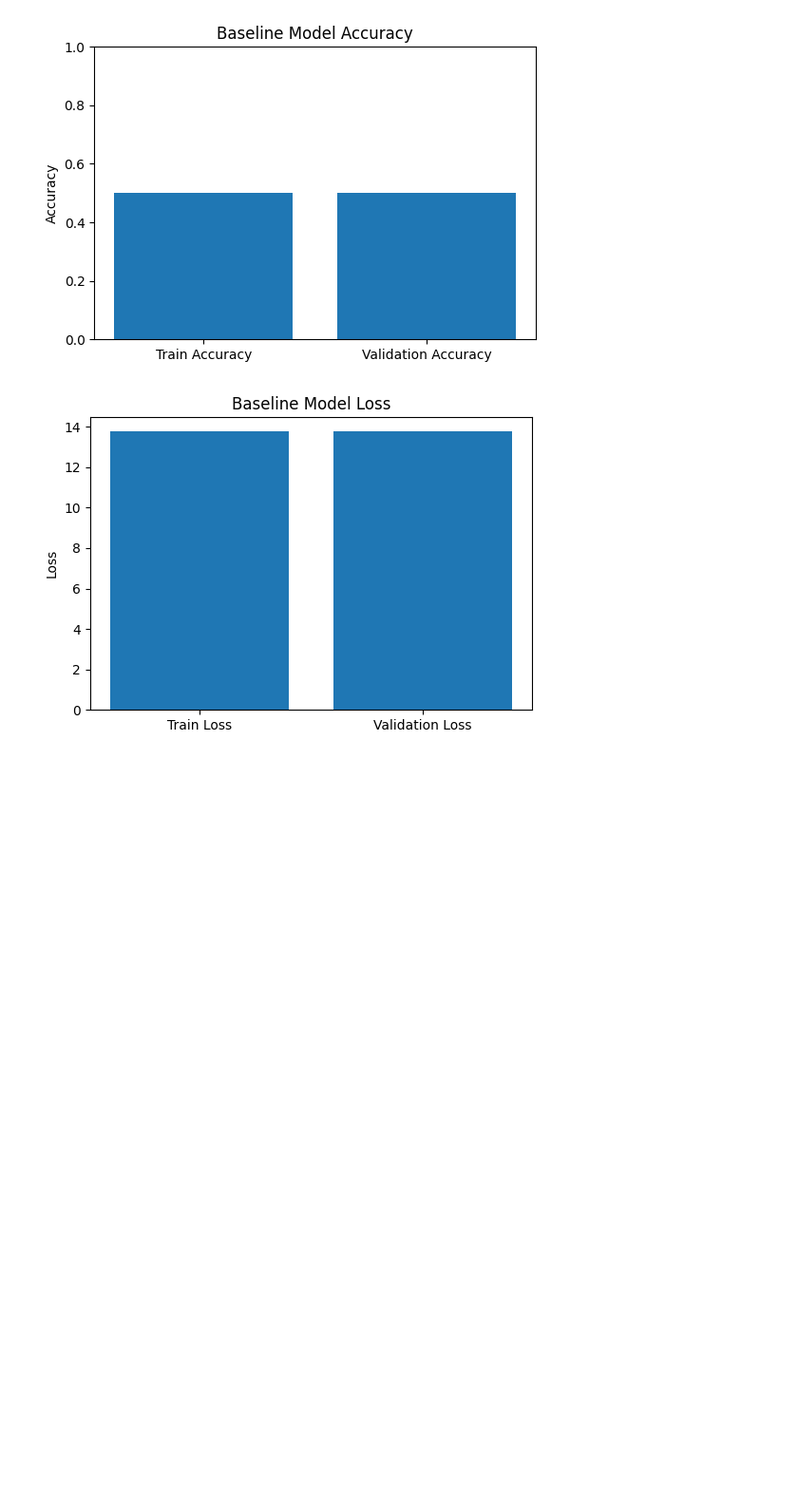
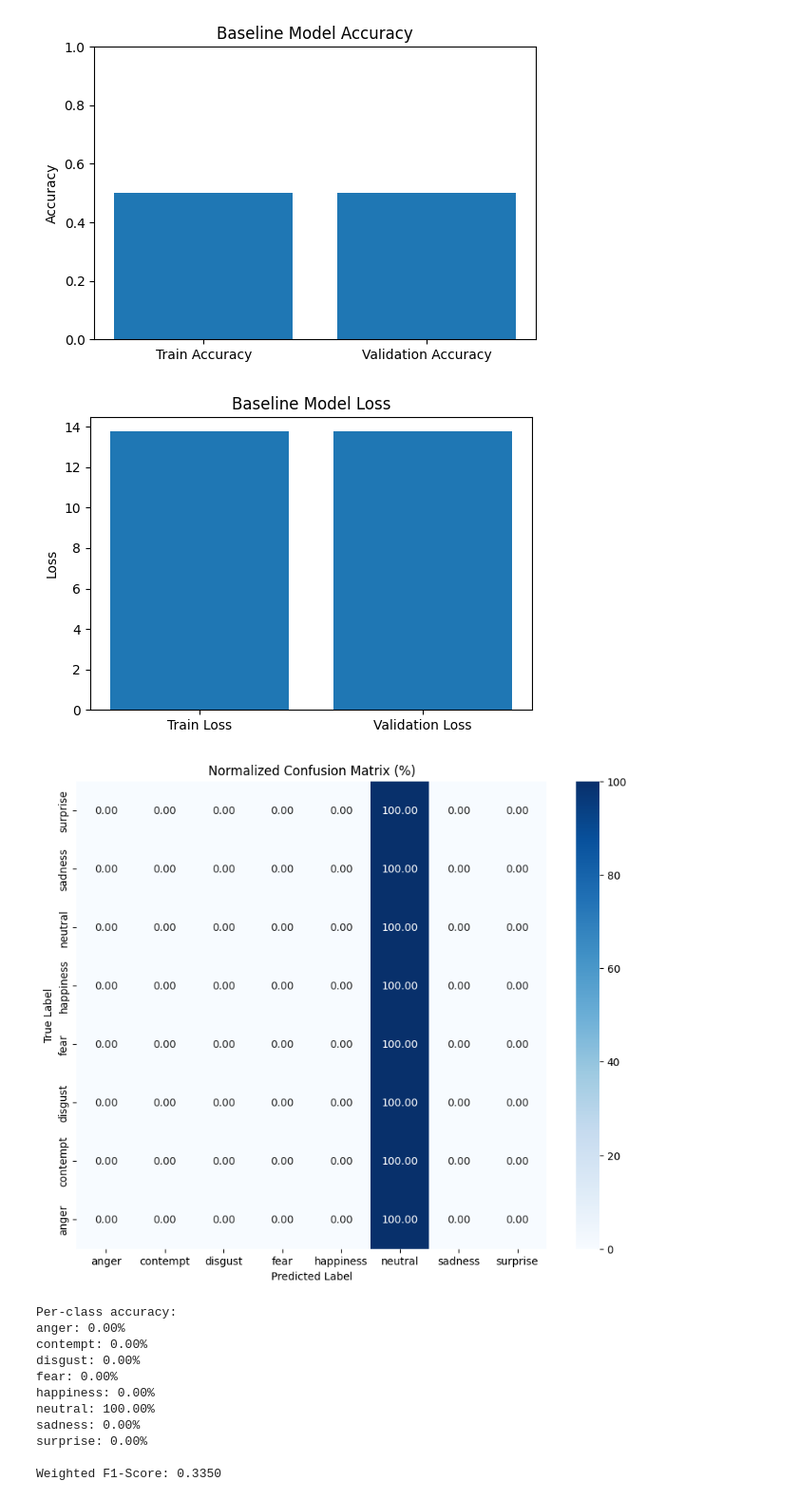
Before and after one commit to syliem1/EmotionalDetection, a Jupyter notebook: Majority/train.ipynb, the cells around one changed output. Shown at 95% size. Cells and saved outputs as stored; diff of their text form; code cells hidden in the pictures; blank space fills up the shorter version.

Commit message:
add a confusion matrix for baseline model

```diff
--- a/Majority/train.ipynb
+++ b/Majority/train.ipynb
@@ -108,3 +108,45 @@ plt.show()
 # %% [output]
 [figure]
 [figure]
+# %%
+# confusion matrix
+from sklearn.metrics import f1_score
+from sklearn.metrics import confusion_matrix
+import seaborn as sns
+import numpy as np
+
+
+all_predictions = [most_common_idx]*len(val_df)
+all_labels = list(val_df['label_idx'].values)
+
+cm = confusion_matrix(all_labels, all_predictions)
+cm_normalized = cm.astype('float') / cm.sum(axis=1)[:, np.newaxis] * 100
+
+plt.figure(figsize=(10, 8))
+sns.heatmap(cm_normalized, annot=True, fmt='.2f', cmap='Blues',
+            xticklabels=unique_labels, yticklabels=unique_labels[::-1])
+plt.title('Normalized Confusion Matrix (%)')
+plt.xlabel('Predicted Label')
+plt.ylabel('True Label')
+plt.show()
+
+print("\nPer-class accuracy:")
+for i, label in enumerate(unique_labels):
+    print(f"{label}: {cm_normalized[i, i]:.2f}%")
+
+# f1-score
+f1 = f1_score(all_labels, all_predictions, average='weighted')
+print(f"\nWeighted F1-Score: {f1:.4f}")
+# %% [output]
+[figure, added]
+Per-class accuracy:
+anger: 0.00%
+contempt: 0.00%
+disgust: 0.00%
+fear: 0.00%
+happiness: 0.00%
+neutral: 100.00%
+sadness: 0.00%
+surprise: 0.00%
+
+Weighted F1-Score: 0.3350
```
